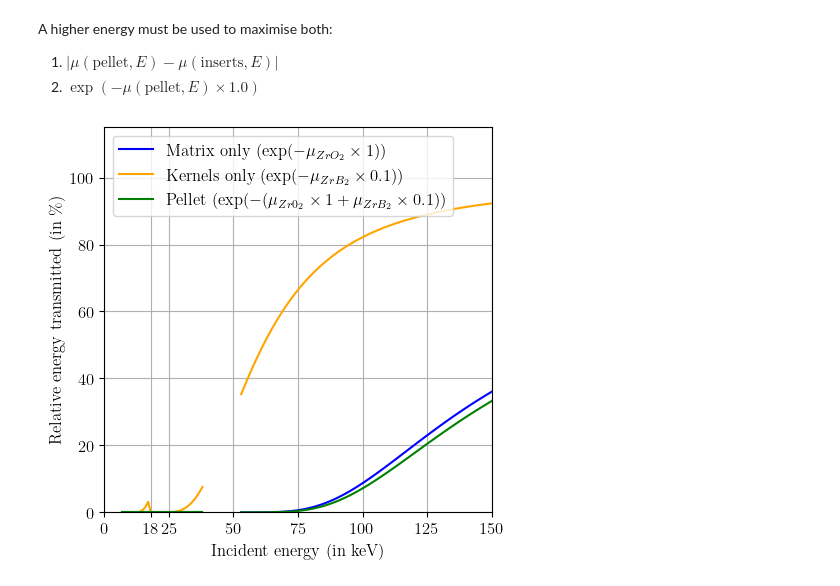
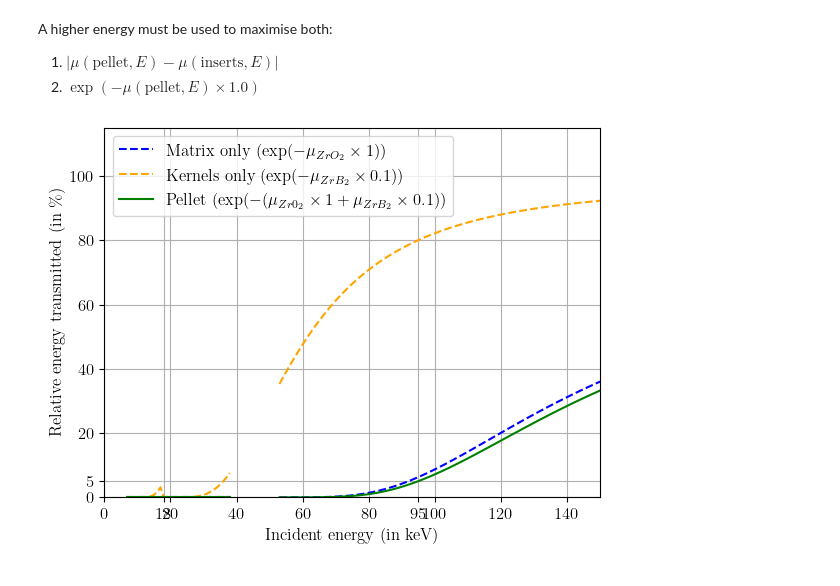
Before and after one commit to TomographicImaging/gVXR-SPIE2024, a Jupyter notebook: code/find_energy-mock_fuel.ipynb, the cells around one changed output. Saved outputs shown, nothing was run; the diff lists cells and outputs as text; code cells hidden in the pictures.

```diff
--- a/code/find_energy-mock_fuel.ipynb
+++ b/code/find_energy-mock_fuel.ipynb
@@ -283,36 +287,42 @@ A higher energy must be used to maximise both:
 1. $\left|\mu(\text{pellet}, E) - \mu(\text{inserts}, E)\right|$
 2. $\exp\left(-\mu(\text{pellet}, E) \times 1.0\right)$
 # %%
-plt.figure(figsize=(5,5))
+# plt.figure(figsize=(5,5))
+plt.figure()
 
-plt.plot(energy_set_DIAD, 100 * np.exp(-pellet_mu_set_DIAD * 1), color="blue", label="Matrix only $(\\exp(-\\mu_{ZrO_2} \\times 1))$")
-plt.plot(energy_set_DIAD, 100 * np.exp(-insert_mu_set_DIAD * 0.1), color="orange", label="Kernels only $(\\exp(-\\mu_{ZrB_2} \\times 0.1))$")
+plt.plot(energy_set_DIAD, 100 * np.exp(-pellet_mu_set_DIAD * 1), color="blue", linestyle='--', label="Matrix only $(\\exp(-\\mu_{ZrO_2} \\times 1))$")
+plt.plot(energy_set_DIAD, 100 * np.exp(-insert_mu_set_DIAD * 0.1), color="orange", linestyle='--', label="Kernels only $(\\exp(-\\mu_{ZrB_2} \\times 0.1))$")
 plt.plot(energy_set_DIAD, 100 * np.exp(-insert_mu_set_DIAD * 0.1 - pellet_mu_set_DIAD * 1), color="green", label="Pellet $(\\exp(-(\\mu_{Zr0_2} \\times 1 + \\mu_{ZrB_2} \\times 0.1))$")
 
-plt.plot(energy_set_I12, 100 * np.exp(-pellet_mu_set_I12 * 1), color="blue")
-plt.plot(energy_set_I12, 100 * np.exp(-insert_mu_set_I12 * 0.1), color="orange")
+plt.plot(energy_set_I12, 100 * np.exp(-pellet_mu_set_I12 * 1), linestyle='--', color="blue")
+plt.plot(energy_set_I12, 100 * np.exp(-insert_mu_set_I12 * 0.1), linestyle='--', color="orange")
 plt.plot(energy_set_I12, 100 * np.exp(-insert_mu_set_I12 * 0.1 - pellet_mu_set_I12 * 1), color="green")
 
 plt.xlabel("Incident energy (in keV)")
 plt.ylabel("Relative energy transmitted (in \%)")
 plt.legend()
 plt.grid("on")
 # plt.axis("equal")
 # plt.xticks(np.concatenate(np.arange(0, 150, step=20))
 # plt.yticks(np.arange(0, 100, step=20))
 
-extraticks=[18]
+extraticks=[18, 95]
 plt.xticks(list(plt.xticks()[0]) + extraticks)
+
+extraticks=[5]
+plt.yticks(list(plt.yticks()[0]) + extraticks)
 
 plt.xlim((0,150))
 plt.ylim((0,115))
 
 if use_Zirconium:
     plt.savefig("../results/find_energy-mock_fuel-beer-ZrO2-vs-ZrB2-with-measured-rho.pdf")
+    plt.savefig("../results/find_energy-mock_fuel-beer-ZrO2-vs-ZrB2-with-measured-rho.png")
 else:
     plt.savefig("../results/find_energy-mock_fuel-beer-UO2-vs-UB2-with-measured-rho.pdf")
+    plt.savefig("../results/find_energy-mock_fuel-beer-UO2-vs-UB2-with-measured-rho.png")
 # %% [output]
-[figure, old version]
+[figure, new version]
 # %%
 for energy, transmission in zip(energy_set_I12, 100 * np.exp(-insert_mu_set_I12 * 0.1 - pellet_mu_set_I12 * 1)):
 
```
Also changed, not shown: parts of 4 cells of this notebook.
